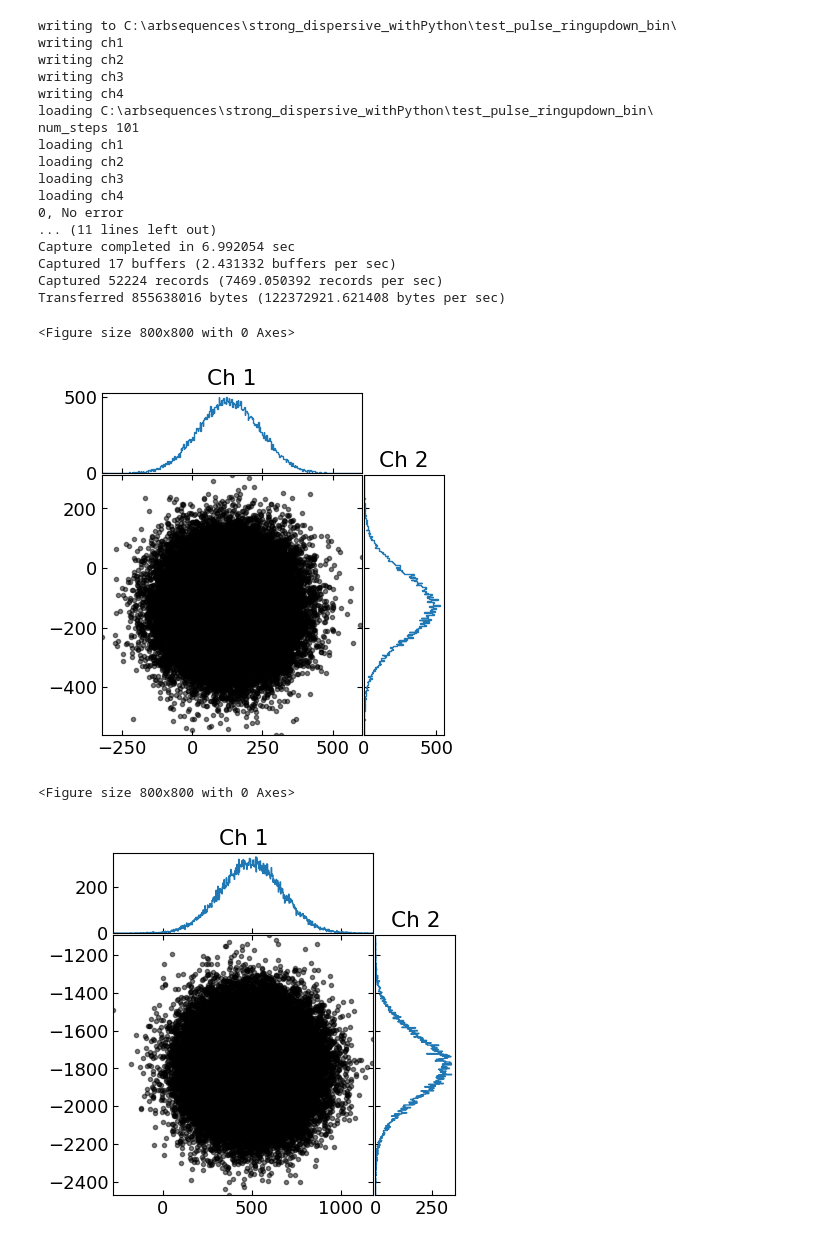
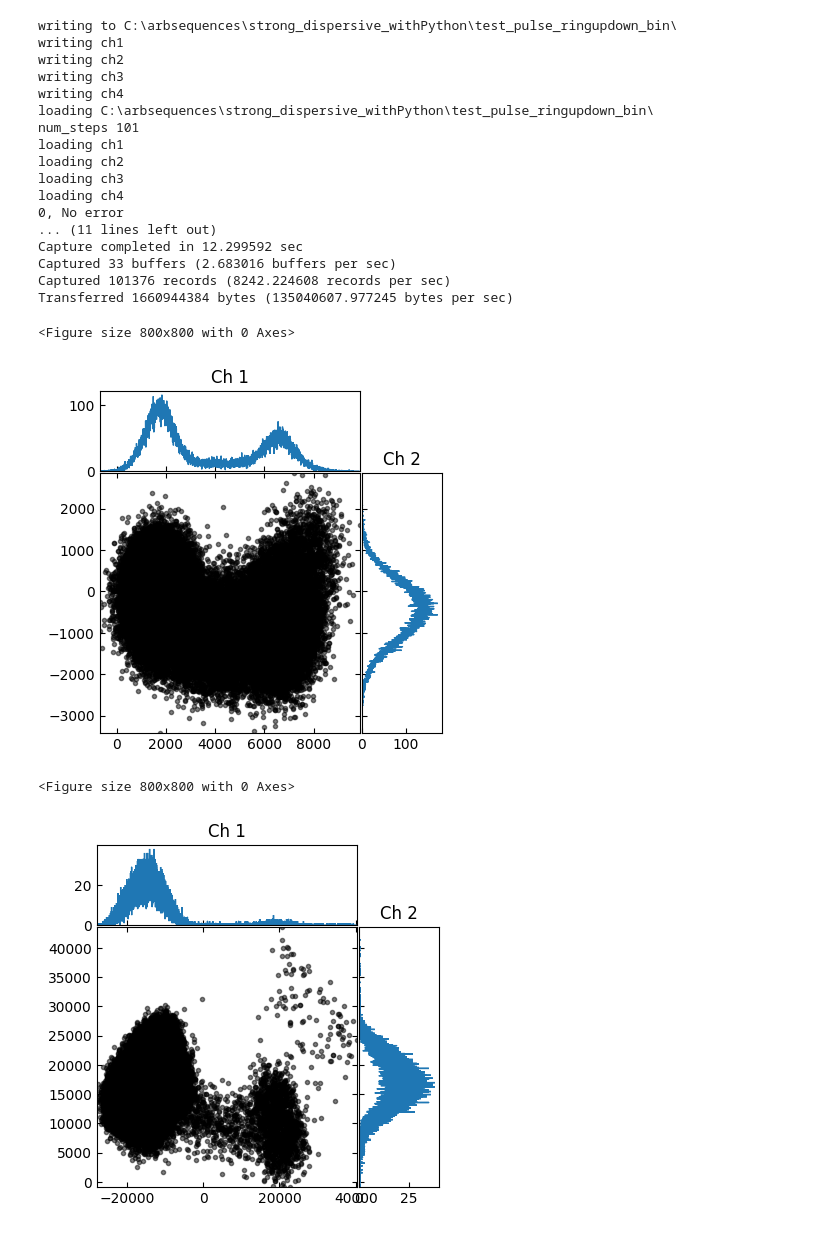
Before and after one commit to Katermurch/BlueFridgeNonLin, a Jupyter notebook: rabi.ipynb, the cells around one changed output. Cells and saved outputs as stored; diff of their text form; code cells hidden in the pictures.

Commit message:
adding plotting and editing spectroscopy, adding the right pi_ge for q2

```diff
--- a/rabi.ipynb
+++ b/rabi.ipynb
@@ -32,8 +32,14 @@ bnc.set_bnc_output(
     general_vals_dict["qubit_bnc"], power_dBm=13, bnc_addr=target_bnc_address_6
 )
 # %%
-def run_rabi(q1: object, q2: object, general_vals_dict: dict,
-                     num_steps: int, sweep_time: float, reps: int):
+def run_rabi(
+    q1: object,
+    q2: object,
+    general_vals_dict: dict,
+    num_steps: int,
+    sweep_time: float,
+    reps: int,
+):
     """
     Runs a single instance of the geRabi experiment
     and processes the resulting IQ data to compute probabilities vs. time.
@@ -46,13 +52,13 @@ def run_rabi(q1: object, q2: object, general_vals_dict: dict,
     """
     # Run the experiment
     rabi.rabi_ge(q1, q2, general_vals_dict, num_steps, sweep_time)
-    wx.wx_set_and_amplitude_and_offset(amp=general_vals_dict["wx_amps"],
-                                       offset=general_vals_dict["wx_offs"])
+    wx.wx_set_and_amplitude_and_offset(
+        amp=general_vals_dict["wx_amps"], offset=general_vals_dict["wx_offs"]
+    )
     # Acquire the raw IQ data
-    values = daq.run_daq_het_2q(q1, q2,
-                                num_patterns=num_steps,
-                                num_records_per_pattern=reps,
-                                verbose=True)
+    values = daq.run_daq_het_2q(
+        q1, q2, num_patterns=num_steps, num_records_per_pattern=reps, verbose=True
+    )
 
     # Retrieve raw IQ data from the acquired values
     I1_raw = values.rec_readout_1[0]
@@ -61,38 +67,33 @@ def run_rabi(q1: object, q2: object, general_vals_dict: dict,
     Q2_raw = values.rec_readout_2[1]
 
     # Build a DataFrame from the IQ data for classification
-    IQ_df = pd.DataFrame({
-        "I1": I1_raw,
-        "Q1": Q1_raw,
-        "I2": I2_raw,
-        "Q2": Q2_raw
-    })
+    IQ_df = pd.DataFrame({"I1": I1_raw, "Q1": Q1_raw, "I2": I2_raw, "Q2": Q2_raw})
     return values, IQ_df
 # %%
 num_steps = 101
-reps = 500
-sweep_time=200
-values , IQ_df= run_rabi(q1, q2, general_vals_dict,num_steps, sweep_time,reps)
+reps = 1000
+sweep_time = 200
+values, IQ_df = run_rabi(q2, q1, general_vals_dict, num_steps, sweep_time, reps)
 # %% [output]
 writing to C:\arbsequences\strong_dispersive_withPython\test_pulse_ringupdown_bin\
 writing ch1
 writing ch2
 writing ch3
 writing ch4
 loading C:\arbsequences\strong_dispersive_withPython\test_pulse_ringupdown_bin\
 num_steps 101
 loading ch1
 loading ch2
 loading ch3
 loading ch4
 0, No error
 ... (11 lines left out)
-Capture completed in 6.992054 sec
-Captured 17 buffers (2.431332 buffers per sec)
-Captured 52224 records (7469.050392 records per sec)
-Transferred 855638016 bytes (122372921.621408 bytes per sec)
+Capture completed in 12.299592 sec
+Captured 33 buffers (2.683016 buffers per sec)
+Captured 101376 records (8242.224608 records per sec)
+Transferred 1660944384 bytes (135040607.977245 bytes per sec)
 <Figure size 800x800 with 0 Axes>
-[figure, old version]
+[figure, new version]
 <Figure size 800x800 with 0 Axes>
-[figure, old version]
+[figure, new version]
 # %%
```
Also changed, not shown: parts of 5 cells of this notebook, 14 other files.
